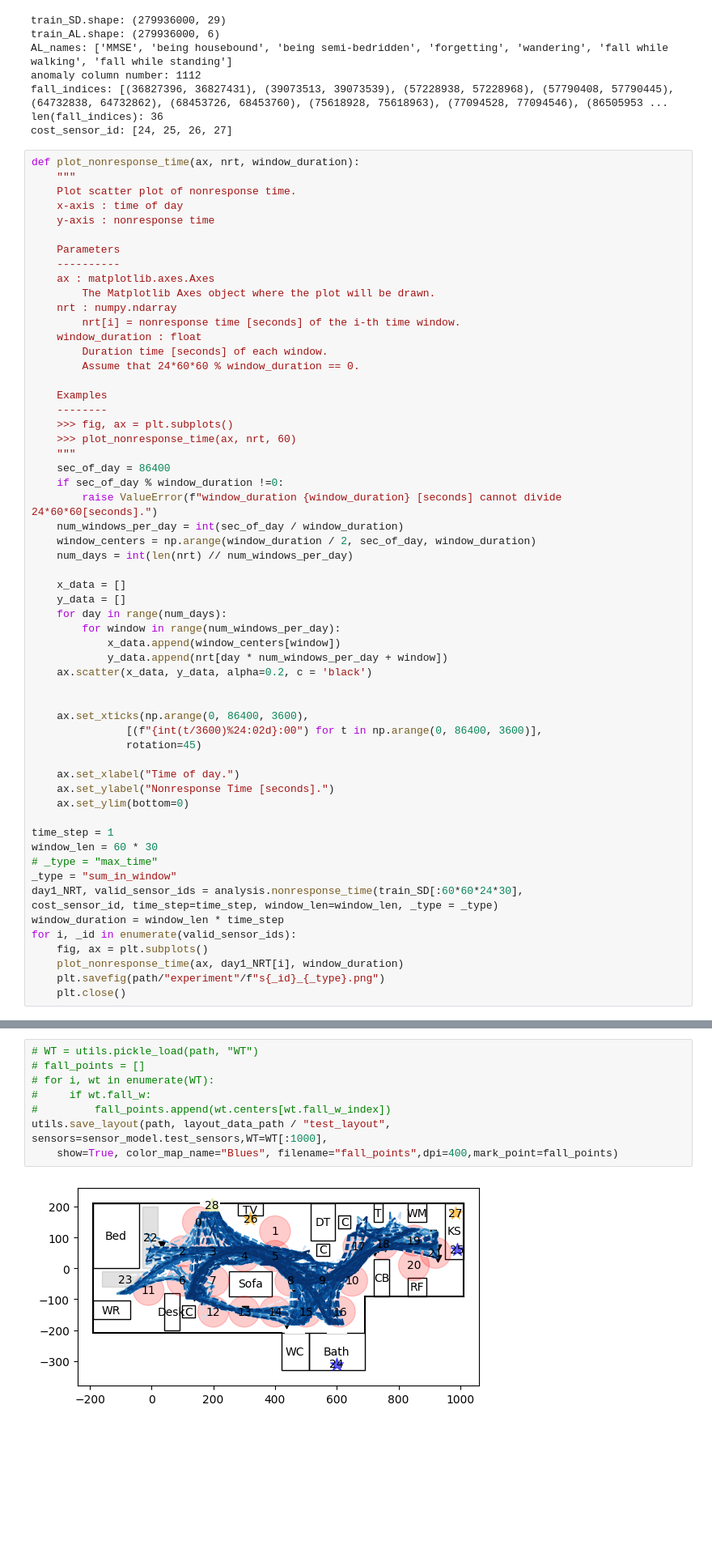
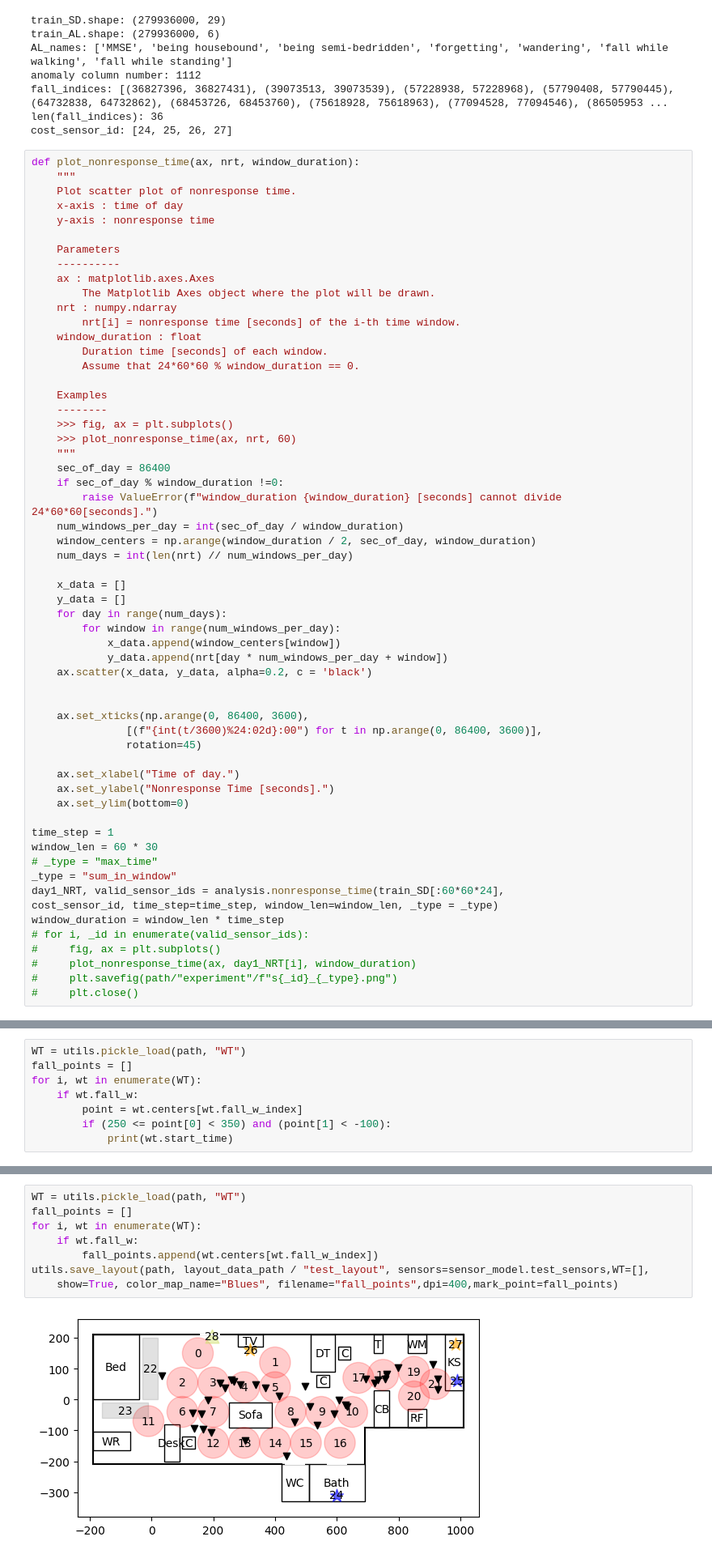
Before and after one commit to tanakai0/SensorDataSimulator, a Jupyter notebook: under_development.ipynb, the cells around one changed output, grey strips where cells are left out. Shown: that part at 81% size. Saved outputs shown, nothing was run; the diff lists cells and outputs as text; blank space fills up the shorter version.

```diff
--- a/under_development.ipynb
+++ b/under_development.ipynb
@@ -1992,14 +1992,14 @@ time_step = 1
 window_len = 60 * 30
 # _type = "max_time"
 _type = "sum_in_window"
-day1_NRT, valid_sensor_ids = analysis.nonresponse_time(train_SD[:60*60*24*30],
+day1_NRT, valid_sensor_ids = analysis.nonresponse_time(train_SD[:60*60*24],
 cost_sensor_id, time_step=time_step, window_len=window_len, _type = _type)
 window_duration = window_len * time_step
-for i, _id in enumerate(valid_sensor_ids):
-    fig, ax = plt.subplots()
-    plot_nonresponse_time(ax, day1_NRT[i], window_duration)
-    plt.savefig(path/"experiment"/f"s{_id}_{_type}.png")
-    plt.close()
+# for i, _id in enumerate(valid_sensor_ids):
+#     fig, ax = plt.subplots()
+#     plot_nonresponse_time(ax, day1_NRT[i], window_duration)
+#     plt.savefig(path/"experiment"/f"s{_id}_{_type}.png")
+#     plt.close()
 # %%
 time_step = 1
 window_len = 60 * 30
@@ -2064,0 +2065,8 @@ for i, _id in enumerate(valid_sensor_ids):
+# %%
+WT = utils.pickle_load(path, "WT")
+fall_points = []
+for i, wt in enumerate(WT):
+    if wt.fall_w:
+        point = wt.centers[wt.fall_w_index]
+        if (250 <= point[0] < 350) and (point[1] < -100):
+            print(wt.start_time)
@@ -2065,13 +2075,13 @@ for i, _id in enumerate(valid_sensor_ids):
 # %%
-# WT = utils.pickle_load(path, "WT")
-# fall_points = []
-# for i, wt in enumerate(WT):
-#     if wt.fall_w:
-#         fall_points.append(wt.centers[wt.fall_w_index])
-utils.save_layout(path, layout_data_path / "test_layout", sensors=sensor_model.test_sensors,WT=WT[:1000],
+WT = utils.pickle_load(path, "WT")
+fall_points = []
+for i, wt in enumerate(WT):
+    if wt.fall_w:
+        fall_points.append(wt.centers[wt.fall_w_index])
+utils.save_layout(path, layout_data_path / "test_layout", sensors=sensor_model.test_sensors,WT=[],
     show=True, color_map_name="Blues", filename="fall_points",dpi=400,mark_point=fall_points)
 # %% [output]
-[figure, old version]
+[figure, new version]
 # %% [markdown]
 # Dementia
 
```
Also changed, not shown: parts of 3 cells of this notebook.
